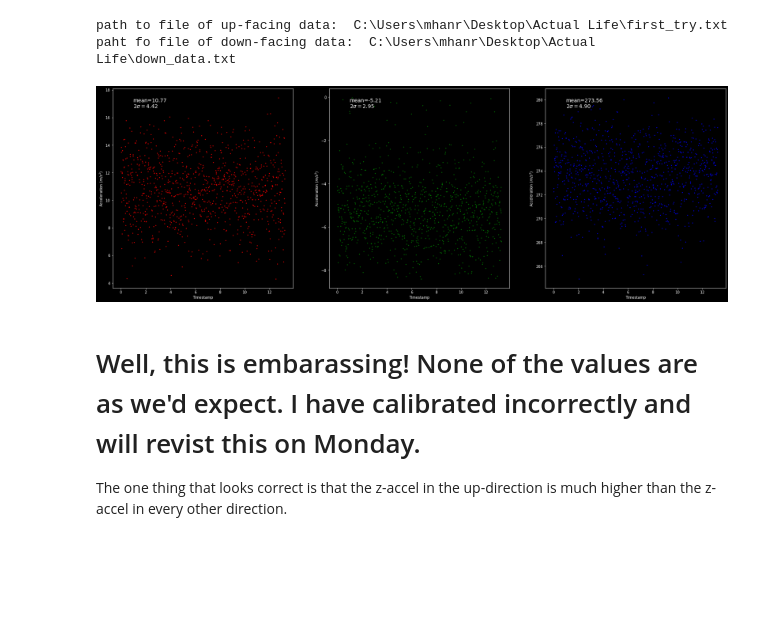
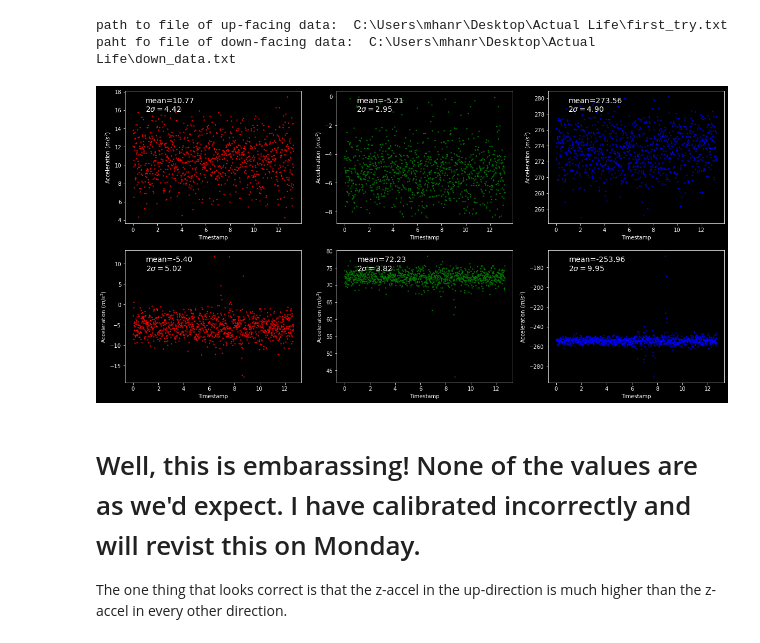
Before and after one commit to max-hanrahan/Pendulum-Calibration-Analysis, a Jupyter notebook: calibrate_from_two_files.ipynb, the cells around one changed output. Drawn from its saved outputs; the diff is of its cells as text; code cells hidden in the pictures; blank space fills up the shorter version.

Commit message:
Added plots for downward orientation

```diff
--- a/calibrate_from_two_files.ipynb
+++ b/calibrate_from_two_files.ipynb
@@ -79,13 +77,16 @@ z_a_resid_down = np.array(z_accel_down - np.average(z_accel_down))
 # ax[2].scatter(count, z_a_resid_up, c = 'b', s= 2)
 
 # ax[0].set_title('X accel (readings - mean)')
-# ax[1].set_title('Y accel (readings - mean)')
+# ax[1].set_title('Y| accel (readings - mean)')
 # ax[2].set_title('Z accel (readings - mean)')
 
 
 # # put mean and 2 sigma on each plot in one for loop:
 accel_list_up = [x_accel_up, y_accel_up, z_accel_up]
 resid_list_up = [x_a_resid_up, y_a_resid_up, z_a_resid_up]
+
+accel_list_down = [x_accel_down, y_accel_down, z_accel_down]
+resid_list_down = [x_a_resid_down, y_a_resid_down, z_a_resid_down]
 # for i in range(3):
 #     textstr = '\n'.join((
 #     r'mean=%.2f' % (np.average(accel_list_up[i])),
@@ -98,23 +99,34 @@ resid_list_up = [x_a_resid_up, y_a_resid_up, z_a_resid_up]
 # %%
 # now plot acceleratinos with respect to time
 # from the text files I had this notebook examine, I think reasonable
 # values will be where z-up is -9.8, z-down is 9.8, and the rest are 0ish
-fig, ax = plt.subplots(1,3, figsize = (30,10))
-ax[0].scatter(timestamp_up, x_accel_up, c = 'r', s= 2)
-ax[1].scatter(timestamp_up, y_accel_up, c = 'g', s= 2)
-ax[2].scatter(timestamp_up, z_accel_up, c = 'b', s= 2)
+fig, ax = plt.subplots(2,3, figsize = (20,10))
+ax[0,0].scatter(timestamp_up, x_accel_up, c = 'r', s= 2)
+ax[0,1].scatter(timestamp_up, y_accel_up, c = 'g', s= 2)
+ax[0,2].scatter(timestamp_up, z_accel_up, c = 'b', s= 2)
+
+ax[1,0].scatter(timestamp_down, x_accel_down, c = 'r', s= 2)
+ax[1,1].scatter(timestamp_down, y_accel_down, c = 'g', s= 2)
+ax[1,2].scatter(timestamp_down, z_accel_down, c = 'b', s= 2)
 
 for x in ax.flat:
     x.set(xlabel='Timestamp', ylabel='Acceleration ($m/s^2$)')
 
 for i in range(3):
     textstr = '\n'.join((
     r'mean=%.2f' % (np.average(accel_list_up[i])),
     r'$2\sigma=%.2f$' % (np.std(2* accel_list_up[i]), )))
-    ax[i].text(1, np.max(accel_list_up[i]), textstr, fontsize=14,
+    ax[0,i].text(1, np.max(accel_list_up[i]), textstr, fontsize=14,
     verticalalignment='top')
+
+for i in range(3):
+    textstr = '\n'.join((
+    r'mean=%.2f' % (np.average(accel_list_down[i])),
+    r'$2\sigma=%.2f$' % (np.std(2* accel_list_down[i]), )))
+    ax[1,i].text(1, np.max(accel_list_down[i]), textstr, fontsize=14,
+    verticalalignment='top')
 # %% [output]
-[figure, old version]
+[figure, new version]
 # %% [markdown]
 # Well, this is embarassing! None of the values are as we'd expect. I have calibrated incorrectly and will revist this on Monday.
 The one thing that looks correct is that the z-accel in the up-direction is much higher than the z-accel in every other direction.
```
Also changed, not shown: parts of 1 cell of this notebook.
